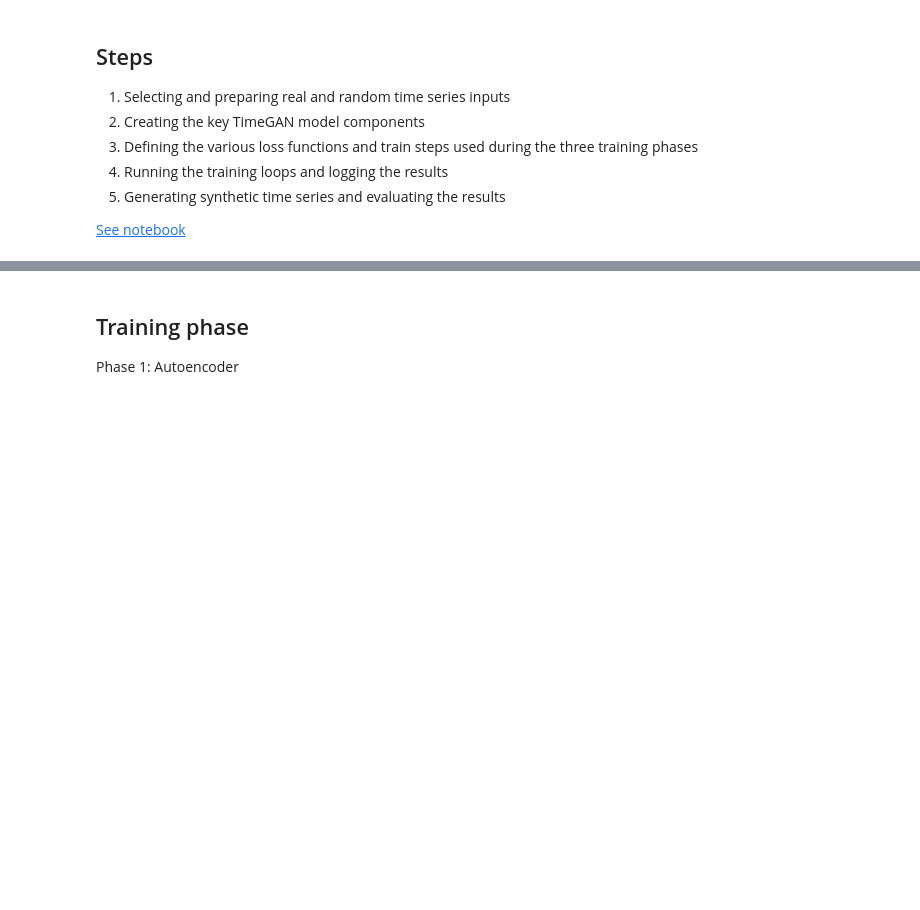
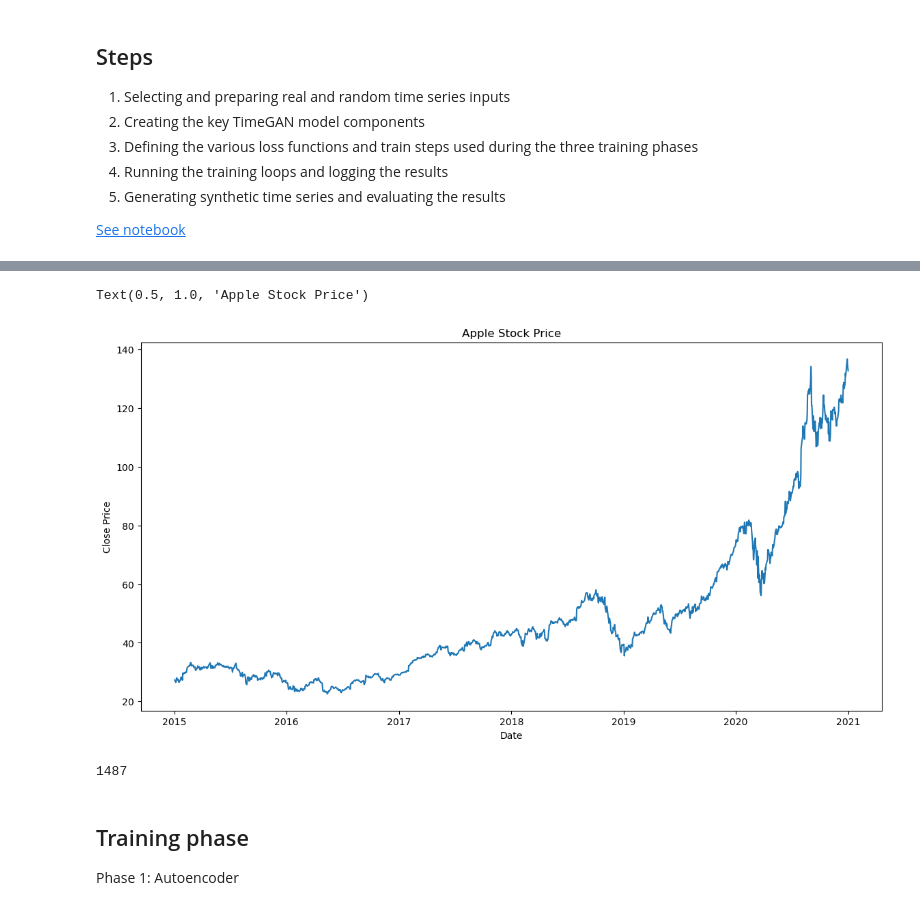
Before and after one commit to philbeliveau/GAN, a Jupyter notebook: Time_GAN Implementation.ipynb, the cells around one changed output, grey strips where cells are left out. Drawn from its saved outputs; the diff is of its cells as text; code cells hidden in the pictures; blank space fills up the shorter version.

```diff
--- a/Time_GAN Implementation.ipynb
+++ b/Time_GAN Implementation.ipynb
@@ -180,0 +178,24 @@ df.head()
+# %%
+# Plot my series to see the trend and put some legend and axis
+import matplotlib.pyplot as plt
+plt.figure(figsize=(14, 7))
+plt.plot(df['Date'], df['Close'])
+plt.xlabel('Date')
+plt.ylabel('Close Price')
+plt.title('Apple Stock Price')
+# %% [output]
+Text(0.5, 1.0, 'Apple Stock Price')
+[figure, added]
+# %%
+# Normalize the data using MinMaxScaler
+scaler = MinMaxScaler(feature_range = (0, 1))
+df['Scale_Close'] = scaler.fit_transform(df['Close'].values.reshape(-1,1))
+
+# Create windowed dataset of only the close price
+data = []
+for i in range(len(df) - seq_len):
+    data.append(df['Scale_Close'].values[i:i+seq_len])
+
+n_windows = len(data)
+# %% [output]
+1487
```
Also changed, not shown: parts of 8 cells of this notebook.
